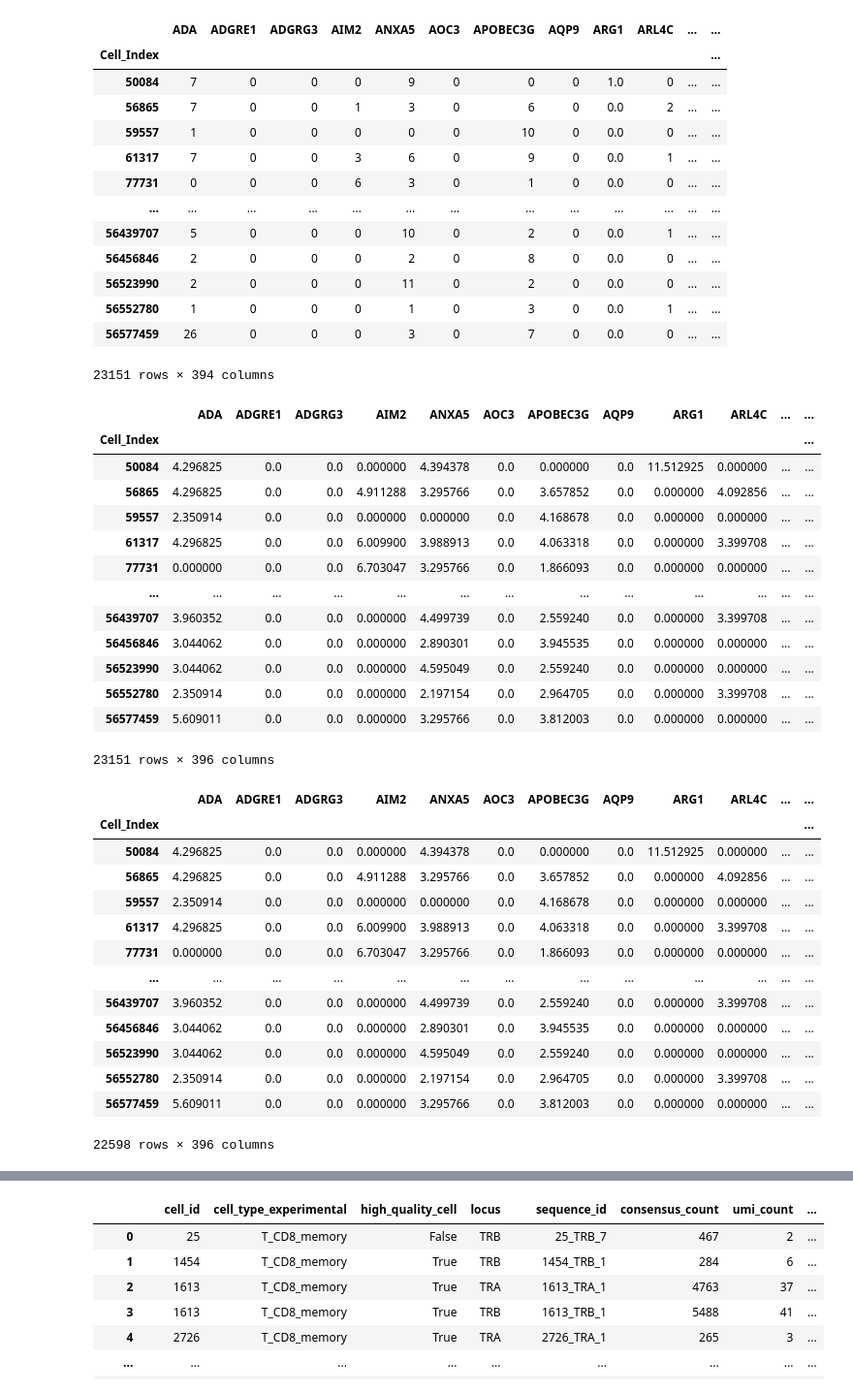
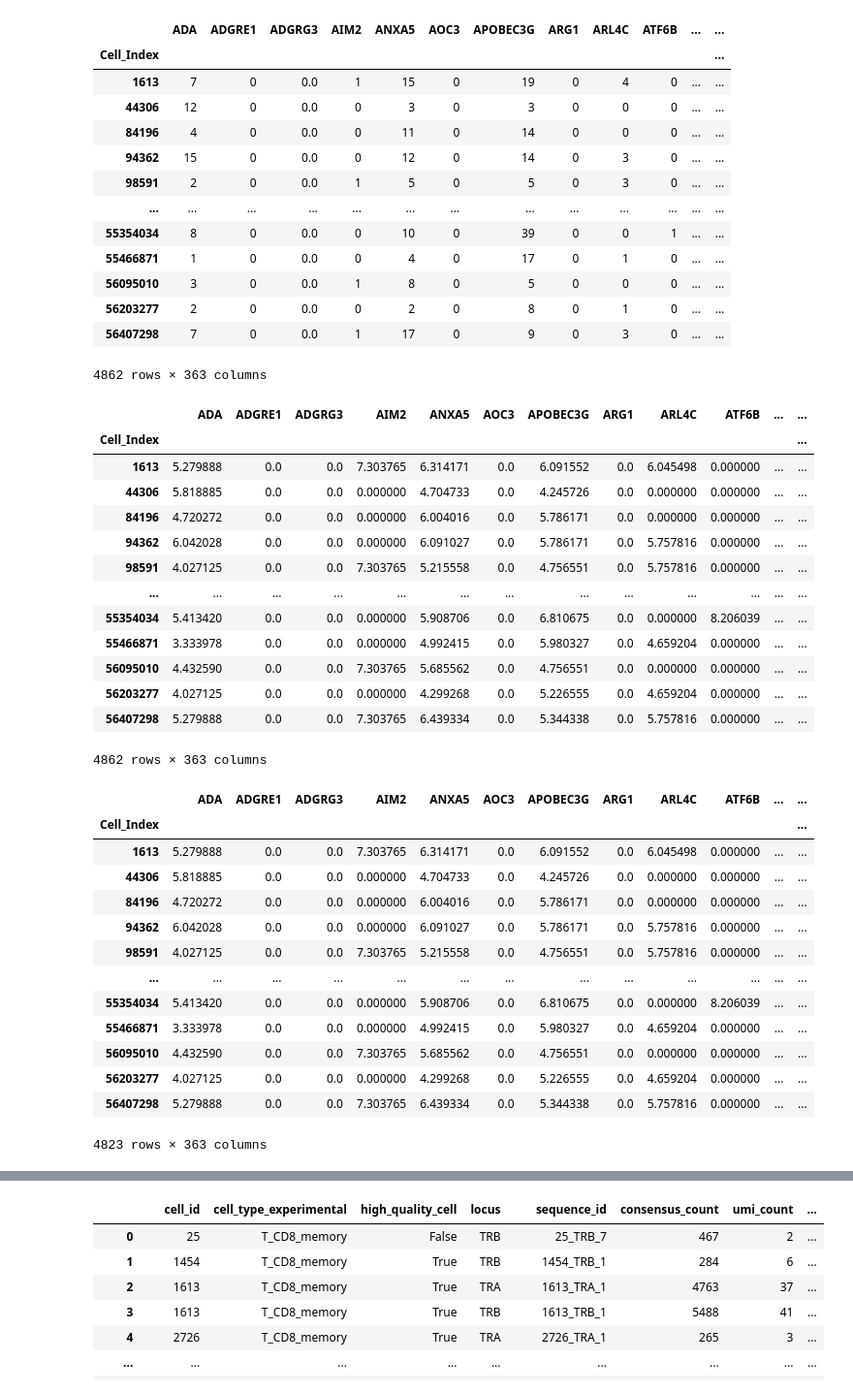
Before and after one commit to Perik-Zavodskii/TCRscape, a Jupyter notebook: TCRsacape Pipe.ipynb, the cells around one changed output, grey strips where cells are left out. Shown at 97% size. Cells and saved outputs as stored; diff of their text form; code cells hidden in the pictures.

```diff
--- a/TCRsacape Pipe.ipynb
+++ b/TCRsacape Pipe.ipynb
@@ -39,57 +39,61 @@ p53_3 = TCRscape.ReadRhapsody('./P53-HPV_SampleTag11_hs_RSEC_MolsPerCell_MEX','p
+# %%
+p53_1 = TCRscape.ReadRhapsody('./P53-HPV_SampleTag02_hs_RSEC_MolsPerCell_MEX','p53')
+p53_2 = TCRscape.ReadRhapsody('./P53-HPV_SampleTag03_hs_RSEC_MolsPerCell_MEX','p53')
 # %%
-merged = TCRscape.MergeRhapsody([E6_1,E6_2,E7_1,E7_2,p53_1,p53_2,p53_3])
+# merged = TCRscape.MergeRhapsody([E6_1,E6_2,E7_1,E7_2,p53d_1,p53d_2,p53d_3])
+merged = TCRscape.MergeRhapsody([p53_1,p53_2])
 merged
 # %% [output]
-|  | ADA | ADGRE1 | ADGRG3 | AIM2 | ANXA5 | AOC3 | APOBEC3G | AQP9 | ARG1 | ARL4C | ... | ... |
+|  | ADA | ADGRE1 | ADGRG3 | AIM2 | ANXA5 | AOC3 | APOBEC3G | ARG1 | ARL4C | ATF6B | ... | ... |
 | Cell_Index |  |  |  |  |  |  |  |  |  |  |  | ... |
-| 50084 | 7 | 0 | 0 | 0 | 9 | 0 | 0 | 0 | 1.0 | 0 | ... | ... |
-| 56865 | 7 | 0 | 0 | 1 | 3 | 0 | 6 | 0 | 0.0 | 2 | ... | ... |
-| 59557 | 1 | 0 | 0 | 0 | 0 | 0 | 10 | 0 | 0.0 | 0 | ... | ... |
-| 61317 | 7 | 0 | 0 | 3 | 6 | 0 | 9 | 0 | 0.0 | 1 | ... | ... |
-| 77731 | 0 | 0 | 0 | 6 | 3 | 0 | 1 | 0 | 0.0 | 0 | ... | ... |
+| 1613 | 7 | 0 | 0.0 | 1 | 15 | 0 | 19 | 0 | 4 | 0 | ... | ... |
+| 44306 | 12 | 0 | 0.0 | 0 | 3 | 0 | 3 | 0 | 0 | 0 | ... | ... |
+| 84196 | 4 | 0 | 0.0 | 0 | 11 | 0 | 14 | 0 | 0 | 0 | ... | ... |
+| 94362 | 15 | 0 | 0.0 | 0 | 12 | 0 | 14 | 0 | 3 | 0 | ... | ... |
+| 98591 | 2 | 0 | 0.0 | 1 | 5 | 0 | 5 | 0 | 3 | 0 | ... | ... |
 | ... | ... | ... | ... | ... | ... | ... | ... | ... | ... | ... | ... | ... |
-| 56439707 | 5 | 0 | 0 | 0 | 10 | 0 | 2 | 0 | 0.0 | 1 | ... | ... |
-| 56456846 | 2 | 0 | 0 | 0 | 2 | 0 | 8 | 0 | 0.0 | 0 | ... | ... |
-| 56523990 | 2 | 0 | 0 | 0 | 11 | 0 | 2 | 0 | 0.0 | 0 | ... | ... |
-| 56552780 | 1 | 0 | 0 | 0 | 1 | 0 | 3 | 0 | 0.0 | 1 | ... | ... |
-| 56577459 | 26 | 0 | 0 | 0 | 3 | 0 | 7 | 0 | 0.0 | 0 | ... | ... |
+| 55354034 | 8 | 0 | 0.0 | 0 | 10 | 0 | 39 | 0 | 0 | 1 | ... | ... |
+| 55466871 | 1 | 0 | 0.0 | 0 | 4 | 0 | 17 | 0 | 1 | 0 | ... | ... |
+| 56095010 | 3 | 0 | 0.0 | 1 | 8 | 0 | 5 | 0 | 0 | 0 | ... | ... |
+| 56203277 | 2 | 0 | 0.0 | 0 | 2 | 0 | 8 | 0 | 1 | 0 | ... | ... |
+| 56407298 | 7 | 0 | 0.0 | 1 | 17 | 0 | 9 | 0 | 3 | 0 | ... | ... |
-23151 rows × 394 columns
+4862 rows × 363 columns
 # %%
 norm =  TCRscape.LogNormalize(merged)
 norm
 # %% [output]
-|  | ADA | ADGRE1 | ADGRG3 | AIM2 | ANXA5 | AOC3 | APOBEC3G | AQP9 | ARG1 | ARL4C | ... | ... |
+|  | ADA | ADGRE1 | ADGRG3 | AIM2 | ANXA5 | AOC3 | APOBEC3G | ARG1 | ARL4C | ATF6B | ... | ... |
 | Cell_Index |  |  |  |  |  |  |  |  |  |  |  | ... |
-| 50084 | 4.296825 | 0.0 | 0.0 | 0.000000 | 4.394378 | 0.0 | 0.000000 | 0.0 | 11.512925 | 0.000000 | ... | ... |
-| 56865 | 4.296825 | 0.0 | 0.0 | 4.911288 | 3.295766 | 0.0 | 3.657852 | 0.0 | 0.000000 | 4.092856 | ... | ... |
-| 59557 | 2.350914 | 0.0 | 0.0 | 0.000000 | 0.000000 | 0.0 | 4.168678 | 0.0 | 0.000000 | 0.000000 | ... | ... |
-| 61317 | 4.296825 | 0.0 | 0.0 | 6.009900 | 3.988913 | 0.0 | 4.063318 | 0.0 | 0.000000 | 3.399708 | ... | ... |
-| 77731 | 0.000000 | 0.0 | 0.0 | 6.703047 | 3.295766 | 0.0 | 1.866093 | 0.0 | 0.000000 | 0.000000 | ... | ... |
+| 1613 | 5.279888 | 0.0 | 0.0 | 7.303765 | 6.314171 | 0.0 | 6.091552 | 0.0 | 6.045498 | 0.000000 | ... | ... |
+| 44306 | 5.818885 | 0.0 | 0.0 | 0.000000 | 4.704733 | 0.0 | 4.245726 | 0.0 | 0.000000 | 0.000000 | ... | ... |
+| 84196 | 4.720272 | 0.0 | 0.0 | 0.000000 | 6.004016 | 0.0 | 5.786171 | 0.0 | 0.000000 | 0.000000 | ... | ... |
+| 94362 | 6.042028 | 0.0 | 0.0 | 0.000000 | 6.091027 | 0.0 | 5.786171 | 0.0 | 5.757816 | 0.000000 | ... | ... |
+| 98591 | 4.027125 | 0.0 | 0.0 | 7.303765 | 5.215558 | 0.0 | 4.756551 | 0.0 | 5.757816 | 0.000000 | ... | ... |
 | ... | ... | ... | ... | ... | ... | ... | ... | ... | ... | ... | ... | ... |
-| 56439707 | 3.960352 | 0.0 | 0.0 | 0.000000 | 4.499739 | 0.0 | 2.559240 | 0.0 | 0.000000 | 3.399708 | ... | ... |
-| 56456846 | 3.044062 | 0.0 | 0.0 | 0.000000 | 2.890301 | 0.0 | 3.945535 | 0.0 | 0.000000 | 0.000000 | ... | ... |
-| 56523990 | 3.044062 | 0.0 | 0.0 | 0.000000 | 4.595049 | 0.0 | 2.559240 | 0.0 | 0.000000 | 0.000000 | ... | ... |
-| 56552780 | 2.350914 | 0.0 | 0.0 | 0.000000 | 2.197154 | 0.0 | 2.964705 | 0.0 | 0.000000 | 3.399708 | ... | ... |
-| 56577459 | 5.609011 | 0.0 | 0.0 | 0.000000 | 3.295766 | 0.0 | 3.812003 | 0.0 | 0.000000 | 0.000000 | ... | ... |
+| 55354034 | 5.413420 | 0.0 | 0.0 | 0.000000 | 5.908706 | 0.0 | 6.810675 | 0.0 | 0.000000 | 8.206039 | ... | ... |
+| 55466871 | 3.333978 | 0.0 | 0.0 | 0.000000 | 4.992415 | 0.0 | 5.980327 | 0.0 | 4.659204 | 0.000000 | ... | ... |
+| 56095010 | 4.432590 | 0.0 | 0.0 | 7.303765 | 5.685562 | 0.0 | 4.756551 | 0.0 | 0.000000 | 0.000000 | ... | ... |
+| 56203277 | 4.027125 | 0.0 | 0.0 | 0.000000 | 4.299268 | 0.0 | 5.226555 | 0.0 | 4.659204 | 0.000000 | ... | ... |
+| 56407298 | 5.279888 | 0.0 | 0.0 | 7.303765 | 6.439334 | 0.0 | 5.344338 | 0.0 | 5.757816 | 0.000000 | ... | ... |
-23151 rows × 396 columns
+4862 rows × 363 columns
 # %%
 T = TCRscape.GateTcells(norm)
 T
 # %% [output]
-|  | ADA | ADGRE1 | ADGRG3 | AIM2 | ANXA5 | AOC3 | APOBEC3G | AQP9 | ARG1 | ARL4C | ... | ... |
+|  | ADA | ADGRE1 | ADGRG3 | AIM2 | ANXA5 | AOC3 | APOBEC3G | ARG1 | ARL4C | ATF6B | ... | ... |
 | Cell_Index |  |  |  |  |  |  |  |  |  |  |  | ... |
-| 50084 | 4.296825 | 0.0 | 0.0 | 0.000000 | 4.394378 | 0.0 | 0.000000 | 0.0 | 11.512925 | 0.000000 | ... | ... |
-| 56865 | 4.296825 | 0.0 | 0.0 | 4.911288 | 3.295766 | 0.0 | 3.657852 | 0.0 | 0.000000 | 4.092856 | ... | ... |
-| 59557 | 2.350914 | 0.0 | 0.0 | 0.000000 | 0.000000 | 0.0 | 4.168678 | 0.0 | 0.000000 | 0.000000 | ... | ... |
-| 61317 | 4.296825 | 0.0 | 0.0 | 6.009900 | 3.988913 | 0.0 | 4.063318 | 0.0 | 0.000000 | 3.399708 | ... | ... |
-| 77731 | 0.000000 | 0.0 | 0.0 | 6.703047 | 3.295766 | 0.0 | 1.866093 | 0.0 | 0.000000 | 0.000000 | ... | ... |
+| 1613 | 5.279888 | 0.0 | 0.0 | 7.303765 | 6.314171 | 0.0 | 6.091552 | 0.0 | 6.045498 | 0.000000 | ... | ... |
+| 44306 | 5.818885 | 0.0 | 0.0 | 0.000000 | 4.704733 | 0.0 | 4.245726 | 0.0 | 0.000000 | 0.000000 | ... | ... |
+| 84196 | 4.720272 | 0.0 | 0.0 | 0.000000 | 6.004016 | 0.0 | 5.786171 | 0.0 | 0.000000 | 0.000000 | ... | ... |
+| 94362 | 6.042028 | 0.0 | 0.0 | 0.000000 | 6.091027 | 0.0 | 5.786171 | 0.0 | 5.757816 | 0.000000 | ... | ... |
+| 98591 | 4.027125 | 0.0 | 0.0 | 7.303765 | 5.215558 | 0.0 | 4.756551 | 0.0 | 5.757816 | 0.000000 | ... | ... |
 | ... | ... | ... | ... | ... | ... | ... | ... | ... | ... | ... | ... | ... |
-| 56439707 | 3.960352 | 0.0 | 0.0 | 0.000000 | 4.499739 | 0.0 | 2.559240 | 0.0 | 0.000000 | 3.399708 | ... | ... |
-| 56456846 | 3.044062 | 0.0 | 0.0 | 0.000000 | 2.890301 | 0.0 | 3.945535 | 0.0 | 0.000000 | 0.000000 | ... | ... |
-| 56523990 | 3.044062 | 0.0 | 0.0 | 0.000000 | 4.595049 | 0.0 | 2.559240 | 0.0 | 0.000000 | 0.000000 | ... | ... |
-| 56552780 | 2.350914 | 0.0 | 0.0 | 0.000000 | 2.197154 | 0.0 | 2.964705 | 0.0 | 0.000000 | 3.399708 | ... | ... |
-| 56577459 | 5.609011 | 0.0 | 0.0 | 0.000000 | 3.295766 | 0.0 | 3.812003 | 0.0 | 0.000000 | 0.000000 | ... | ... |
+| 55354034 | 5.413420 | 0.0 | 0.0 | 0.000000 | 5.908706 | 0.0 | 6.810675 | 0.0 | 0.000000 | 8.206039 | ... | ... |
+| 55466871 | 3.333978 | 0.0 | 0.0 | 0.000000 | 4.992415 | 0.0 | 5.980327 | 0.0 | 4.659204 | 0.000000 | ... | ... |
+| 56095010 | 4.432590 | 0.0 | 0.0 | 7.303765 | 5.685562 | 0.0 | 4.756551 | 0.0 | 0.000000 | 0.000000 | ... | ... |
+| 56203277 | 4.027125 | 0.0 | 0.0 | 0.000000 | 4.299268 | 0.0 | 5.226555 | 0.0 | 4.659204 | 0.000000 | ... | ... |
+| 56407298 | 5.279888 | 0.0 | 0.0 | 7.303765 | 6.439334 | 0.0 | 5.344338 | 0.0 | 5.757816 | 0.000000 | ... | ... |
-22598 rows × 396 columns
+4823 rows × 363 columns
 # %%
 CD4 = TCRscape.GateCD4(T)
 CD4
```
Also changed, not shown: parts of 6 cells of this notebook.
